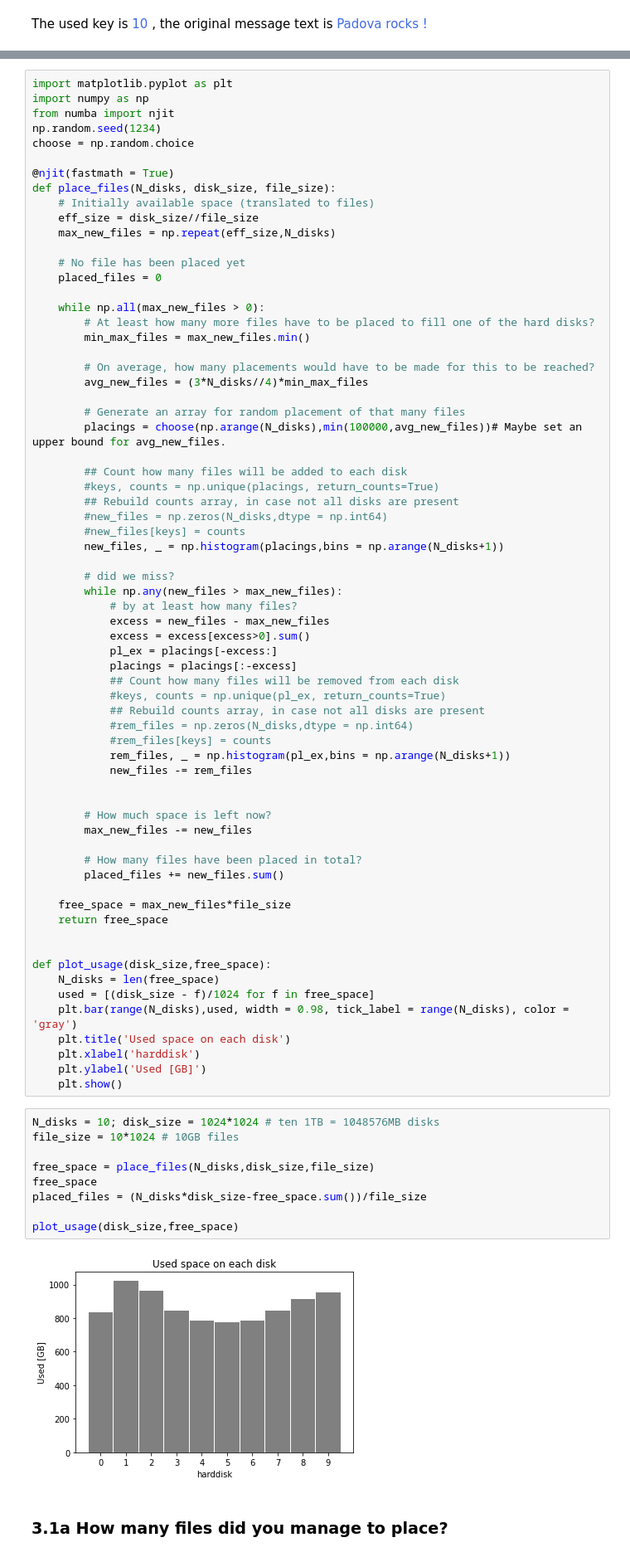
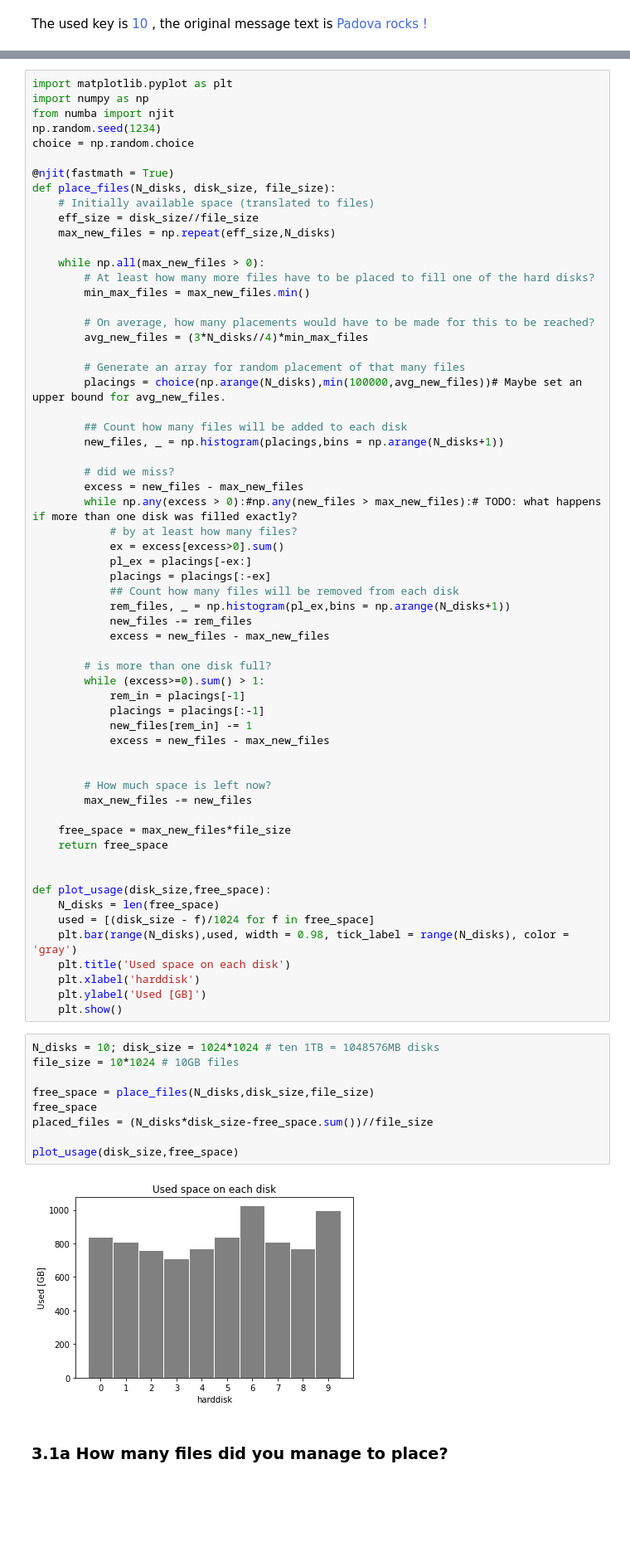
Before and after one commit to SaverioMonaco/MAPDAssignment, a Jupyter notebook: datamanagement.ipynb, the cells around one changed output, grey strips where cells are left out. Shown at 83% size. Drawn from its saved outputs; the diff is of its cells as text; blank space fills up the shorter version.

Commit message:
Correcting more than one full disk bug

```diff
--- a/datamanagement.ipynb
+++ b/datamanagement.ipynb
@@ -311,16 +311,13 @@ import matplotlib.pyplot as plt
 import numpy as np
 from numba import njit
 np.random.seed(1234)
-choose = np.random.choice
+choice = np.random.choice
 
 @njit(fastmath = True)
 def place_files(N_disks, disk_size, file_size):
     # Initially available space (translated to files)
     eff_size = disk_size//file_size
     max_new_files = np.repeat(eff_size,N_disks)
-
-    # No file has been placed yet
-    placed_files = 0
 
     while np.all(max_new_files > 0):
         # At least how many more files have to be placed to fill one of the hard disks?
@@ -330,36 +327,33 @@ def place_files(N_disks, disk_size, file_size):
         avg_new_files = (3*N_disks//4)*min_max_files
 
         # Generate an array for random placement of that many files
-        placings = choose(np.arange(N_disks),min(100000,avg_new_files))# Maybe set an upper bound for avg_new_files.
+        placings = choice(np.arange(N_disks),min(100000,avg_new_files))# Maybe set an upper bound for avg_new_files.
 
         ## Count how many files will be added to each disk
-        #keys, counts = np.unique(placings, return_counts=True)
-        ## Rebuild counts array, in case not all disks are present
-        #new_files = np.zeros(N_disks,dtype = np.int64)
-        #new_files[keys] = counts
         new_files, _ = np.histogram(placings,bins = np.arange(N_disks+1))
 
         # did we miss?
-        while np.any(new_files > max_new_files):
+        excess = new_files - max_new_files
+        while np.any(excess > 0):#np.any(new_files > max_new_files):# TODO: what happens if more than one disk was filled exactly?
             # by at least how many files?
-            excess = new_files - max_new_files
-            excess = excess[excess>0].sum()
-            pl_ex = placings[-excess:]
-            placings = placings[:-excess]
+            ex = excess[excess>0].sum()
+            pl_ex = placings[-ex:]
+            placings = placings[:-ex]
             ## Count how many files will be removed from each disk
-            #keys, counts = np.unique(pl_ex, return_counts=True)
-            ## Rebuild counts array, in case not all disks are present
-            #rem_files = np.zeros(N_disks,dtype = np.int64)
-            #rem_files[keys] = counts
             rem_files, _ = np.histogram(pl_ex,bins = np.arange(N_disks+1))
             new_files -= rem_files
+            excess = new_files - max_new_files
+
+        # is more than one disk full?
+        while (excess>=0).sum() > 1:
+            rem_in = placings[-1]
+            placings = placings[:-1]
+            new_files[rem_in] -= 1
+            excess = new_files - max_new_files
 
 
         # How much space is left now?
         max_new_files -= new_files
-
-        # How many files have been placed in total?
-        placed_files += new_files.sum()
 
     free_space = max_new_files*file_size
     return free_space
@@ -376,14 +370,14 @@ def plot_usage(disk_size,free_space):
 # %%
 N_disks = 10; disk_size = 1024*1024 # ten 1TB = 1048576MB disks
 file_size = 10*1024 # 10GB files
 
 free_space = place_files(N_disks,disk_size,file_size)
 free_space
-placed_files = (N_disks*disk_size-free_space.sum())/file_size
+placed_files = (N_disks*disk_size-free_space.sum())//file_size
 
 plot_usage(disk_size,free_space)
 # %% [output]
-[figure, old version]
+[figure, new version]
 # %% [markdown]
 ### 3.1a How many files did you manage to place?
 # %%
```
Also changed, not shown: parts of 8 cells of this notebook.
